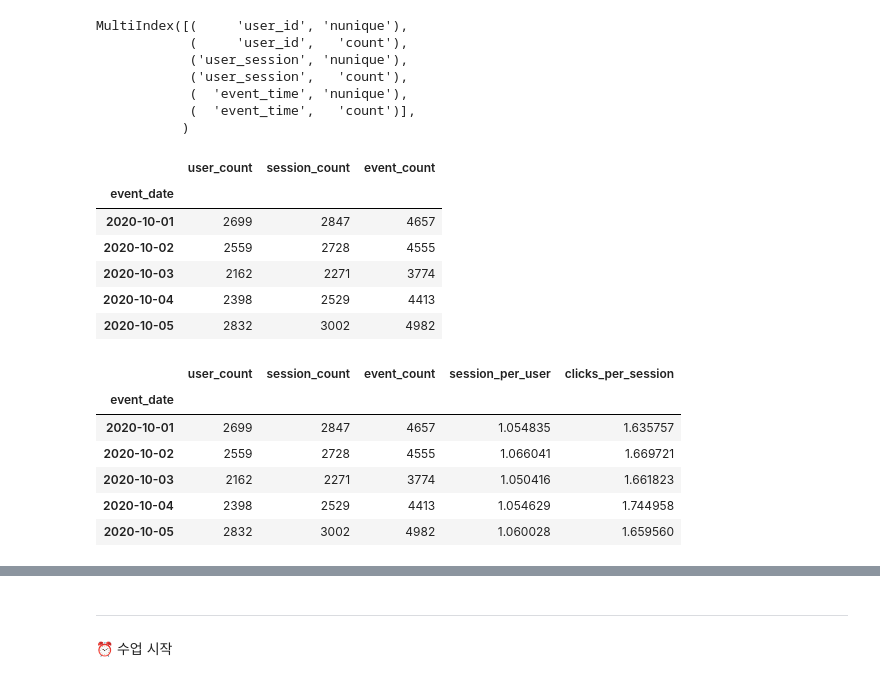
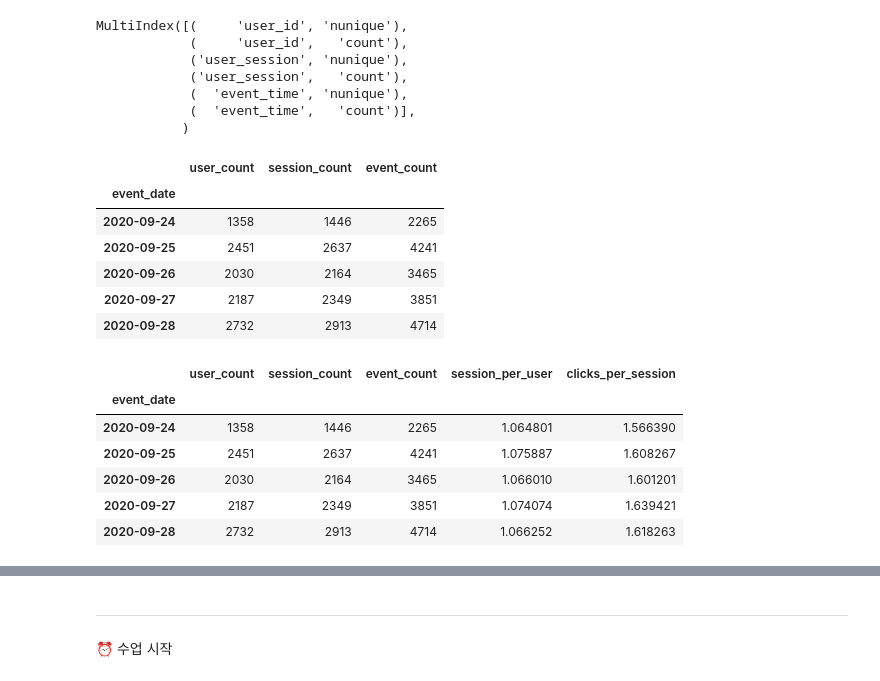
Before and after one commit to tkasod2/TIL, a Jupyter notebook: zerobase/study/실전_프로젝트_1_유저_행동_데이터로_서비스_건강성_분석하기.ipynb, the cells around one changed output, grey strips where cells are left out. Cells and saved outputs as stored; diff of their text form; code cells hidden in the pictures.

```diff
--- a/zerobase/study/실전_프로젝트_1_유저_행동_데이터로_서비스_건강성_분석하기.ipynb
+++ b/zerobase/study/실전_프로젝트_1_유저_행동_데이터로_서비스_건강성_분석하기.ipynb
@@ -488,6 +489,13 @@ dau_mau_ratio : 0.0369
 ⏰ 수업 시작
 # %% [markdown]
 # 🌴 지표 2. 유저수와 세션수
+# %%
+DRIVE_PATH = "/content/drive/MyDrive/" # 내 드라이브의 경로이다
+
+FILE_PATH_IN_MY_DRIVE = "zerobase_2부/Part 1. 우리 서비스에 어떤 유저가 있어요_ - 유저 데이터 분석/Project_1_실전 프로젝트 1. 유저 행동 데이터로 서비스 건강성 분석하기/data/event_log.csv" # 내 드라이브 내 파일이 있는 경로
+PATH = DRIVE_PATH +  FILE_PATH_IN_MY_DRIVE
+
+df = pd.read_csv(PATH) # csv 파일 읽어오기
 # %%
 # 원래는 세션을 따로 정의하고 만들어야 하지만, 해당 데이터셋에는 이미 만들어져 있다.
 # 보통 각 페이지 뷰 간 30분 이상 차이날 때 새 세션으로 간주한다.
@@ -537,21 +560,21 @@ MultiIndex([(     'user_id', 'nunique'),
            )
 # %%
 # 일별 유저수, 세션수, 이벤트 수 차이
-agg = df_unique_user_and_session.sort_values('event_date')
+agg_data = df_unique_user_and_session.sort_values('event_date')
 user_session_agg_df = pd.DataFrame(
     {
-        'user_count': agg[('user_id', 'nunique')],
-        'session_count': agg[('user_session', 'nunique')],
-        'event_count': agg[(  'event_time',   'count')],
+        'user_count': agg_data[('user_id', 'nunique')],
+        'session_count': agg_data[('user_session', 'nunique')],
+        'event_count': agg_data[(  'event_time',   'count')],
     }
 )
 user_session_agg_df.head(5)
 # %% [output]
 |  | user_count | session_count | event_count |
 | event_date |  |  |  |
-| 2020-10-01 | 2699 | 2847 | 4657 |
-| 2020-10-02 | 2559 | 2728 | 4555 |
-| 2020-10-03 | 2162 | 2271 | 3774 |
-| 2020-10-04 | 2398 | 2529 | 4413 |
-| 2020-10-05 | 2832 | 3002 | 4982 |
+| 2020-09-24 | 1358 | 1446 | 2265 |
+| 2020-09-25 | 2451 | 2637 | 4241 |
+| 2020-09-26 | 2030 | 2164 | 3465 |
+| 2020-09-27 | 2187 | 2349 | 3851 |
+| 2020-09-28 | 2732 | 2913 | 4714 |
 # %%
@@ -565,10 +588,10 @@ user_session_agg_df.head()
 # %% [output]
 |  | user_count | session_count | event_count | session_per_user | clicks_per_session |
 | event_date |  |  |  |  |  |
-| 2020-10-01 | 2699 | 2847 | 4657 | 1.054835 | 1.635757 |
-| 2020-10-02 | 2559 | 2728 | 4555 | 1.066041 | 1.669721 |
-| 2020-10-03 | 2162 | 2271 | 3774 | 1.050416 | 1.661823 |
-| 2020-10-04 | 2398 | 2529 | 4413 | 1.054629 | 1.744958 |
-| 2020-10-05 | 2832 | 3002 | 4982 | 1.060028 | 1.659560 |
+| 2020-09-24 | 1358 | 1446 | 2265 | 1.064801 | 1.566390 |
+| 2020-09-25 | 2451 | 2637 | 4241 | 1.075887 | 1.608267 |
+| 2020-09-26 | 2030 | 2164 | 3465 | 1.066010 | 1.601201 |
+| 2020-09-27 | 2187 | 2349 | 3851 | 1.074074 | 1.639421 |
+| 2020-09-28 | 2732 | 2913 | 4714 | 1.066252 | 1.618263 |
 # %%
 # 세션 및 클릭 그려보기. 2개를 어떻게 하나의 차트에 그리지?
```
Also changed, not shown: parts of 50 cells of this notebook.
